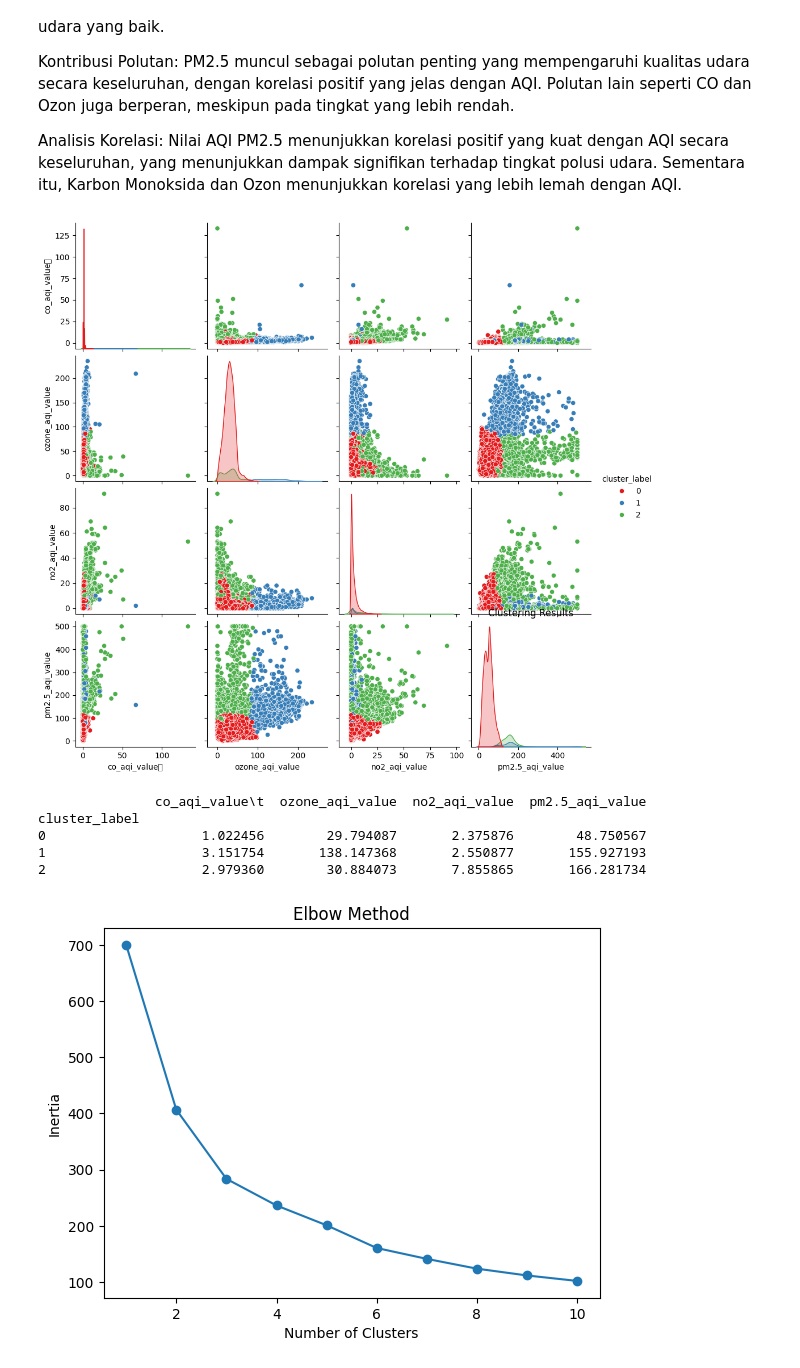
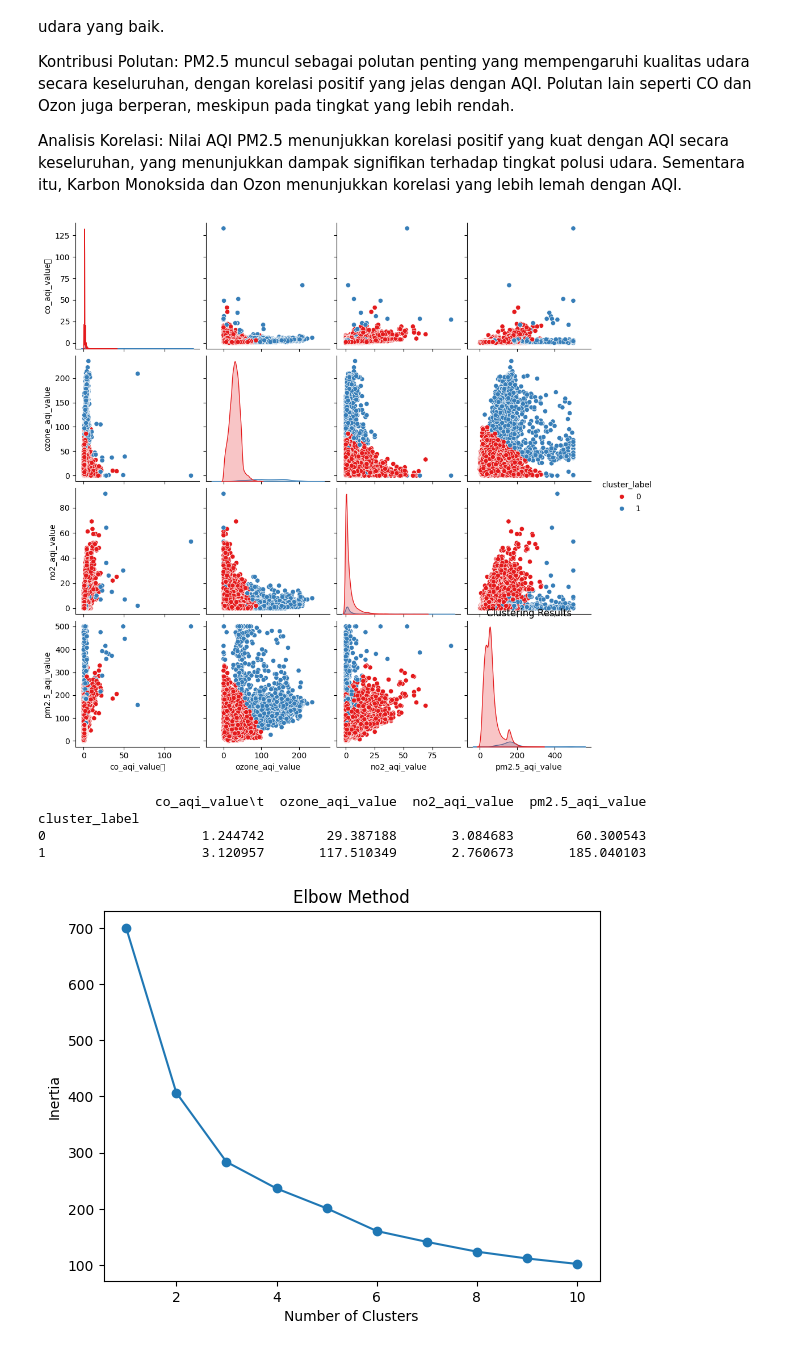
Before and after one commit to yudhamyn/PROJECT-AKHIR, a Jupyter notebook: yudha/85%.ipynb, the cells around one changed output. Cells and saved outputs as stored; diff of their text form; code cells hidden in the pictures.

```diff
--- a/85%.ipynb
+++ b/yudha/85%.ipynb
@@ -383,40 +383,39 @@ import matplotlib.pyplot as plt
 import pandas as pd
 import numpy as np
 
 # Memilih fitur-fitur yang akan digunakan untuk clustering
 features = ['co_aqi_value\t', 'ozone_aqi_value', 'no2_aqi_value', 'pm2.5_aqi_value']
 X = df[features]
 
 # Preprocessing data (scaling)
 from sklearn.preprocessing import MinMaxScaler
 scaler = MinMaxScaler()
 X_scaled = scaler.fit_transform(X)
 
 # Menentukan jumlah cluster
-n_clusters = 3
+n_clusters = 2
 
 # Inisialisasi dan fitting model KMeans
 kmeans = KMeans(n_clusters=n_clusters, random_state=42)
 kmeans.fit(X_scaled)
 
 # Menambahkan label cluster ke dalam DataFrame
 df['cluster_label'] = kmeans.labels_
 
 # Visualisasi hasil clustering
 sns.pairplot(df, hue='cluster_label', vars=features, palette='Set1')
 plt.title('Clustering Results')
 plt.show()
 
 # Statistik rata-rata setiap cluster untuk fitur-fitur yang digunakan
 cluster_stats = df.groupby('cluster_label')[features].mean()
 print(cluster_stats)
 # %% [output]
-[figure, old version]
+[figure, new version]
                co_aqi_value\t  ozone_aqi_value  no2_aqi_value  pm2.5_aqi_value
 cluster_label
-0                    1.022456        29.794087       2.375876        48.750567
-1                    3.151754       138.147368       2.550877       155.927193
-2                    2.979360        30.884073       7.855865       166.281734
+0                    1.244742        29.387188       3.084683        60.300543
+1                    3.120957       117.510349       2.760673       185.040103
 # %%
 from sklearn.cluster import KMeans
 import matplotlib.pyplot as plt
```
Also changed, not shown: 3 other files.
